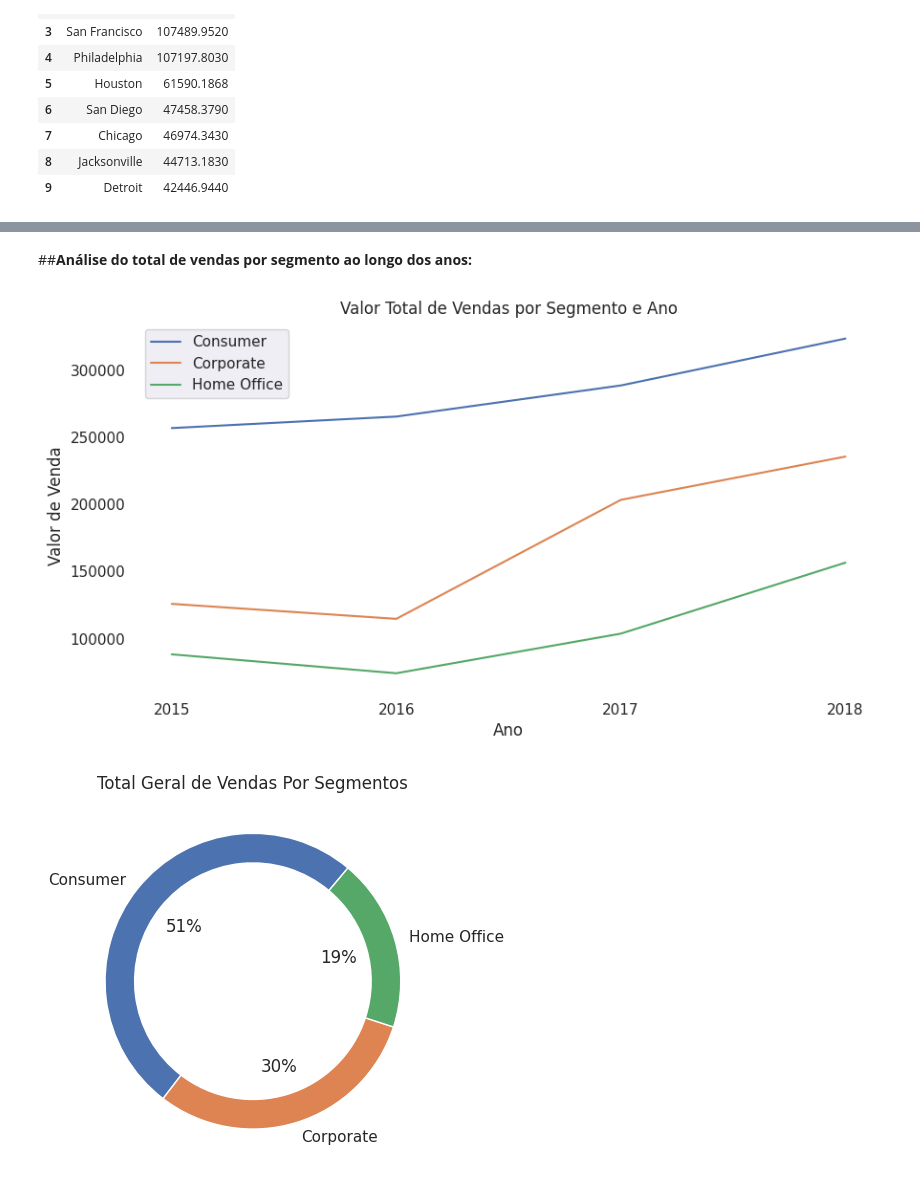
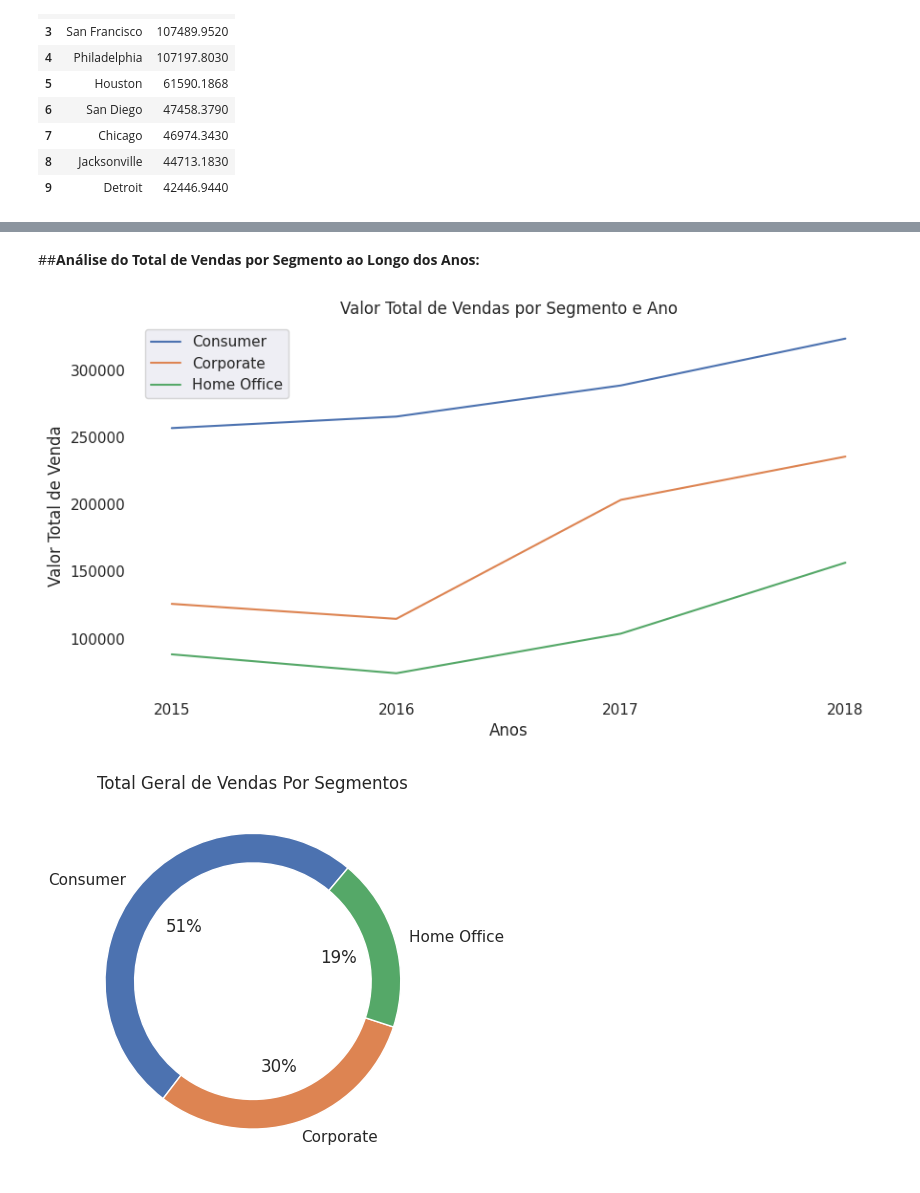
Before and after one commit to fernandeskelvin/projeto-analise-dados, a Jupyter notebook: projeto_analise_dados.ipynb, the cells around one changed output, grey strips where cells are left out. Cells and saved outputs as stored; diff of their text form; code cells hidden in the pictures.

```diff
--- a/projeto_analise_dados.ipynb
+++ b/projeto_analise_dados.ipynb
@@ -129,32 +129,32 @@ plt.show()
 # %% [markdown]
-##**Análise do total de vendas por segmento ao longo dos anos:**
+##**Análise do Total de Vendas por Segmento ao Longo dos Anos:**
 # %%
 # criar uma nova coluna e inserir os dados dos anos extraidos da coluna Data_Pedido
 df['Ano'] = df['Data_Pedido'].str.split('/').str[2]
 
 # Agrupe os dados por segmento e ano e calcule a soma dos valores de venda
 dados_segmentos = df[['Segmento', 'Ano', 'Valor_Venda']].groupby(['Segmento', 'Ano']).sum().reset_index()
 
 # array com segmentos
 segmentos = dados_segmentos['Segmento'].unique()
 
 plt.figure(figsize=(10, 5))
 
 # traçar gráfico para cada segmento
 for segmento in segmentos:
     valores_segmentos = dados_segmentos[dados_segmentos['Segmento'] == segmento]
     plt.plot(valores_segmentos['Ano'], valores_segmentos['Valor_Venda'], label=segmento)
 
-plt.xlabel('Ano')
-plt.ylabel('Valor de Venda')
+plt.xlabel('Anos')
+plt.ylabel('Valor Total de Venda')
 plt.title('Valor Total de Vendas por Segmento e Ano')
 plt.legend()
 
 
 plt.box(False)
 plt.show()
 # %% [output]
-[figure, old version]
+[figure, new version]
 # %%
 # calcular somatorio de total de vendas por segmento
 dados_segmentos_geral = df.groupby('Segmento')['Valor_Venda'].sum().sort_values(ascending=False).reset_index()
```
Also changed, not shown: parts of 4 cells of this notebook.
